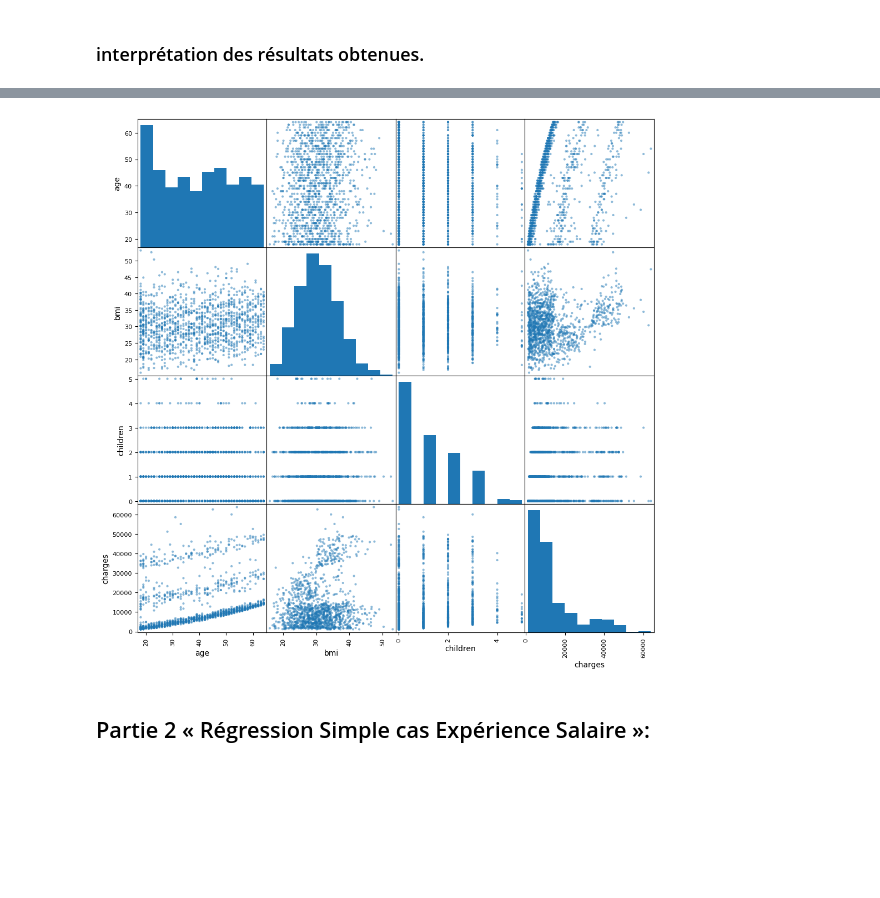
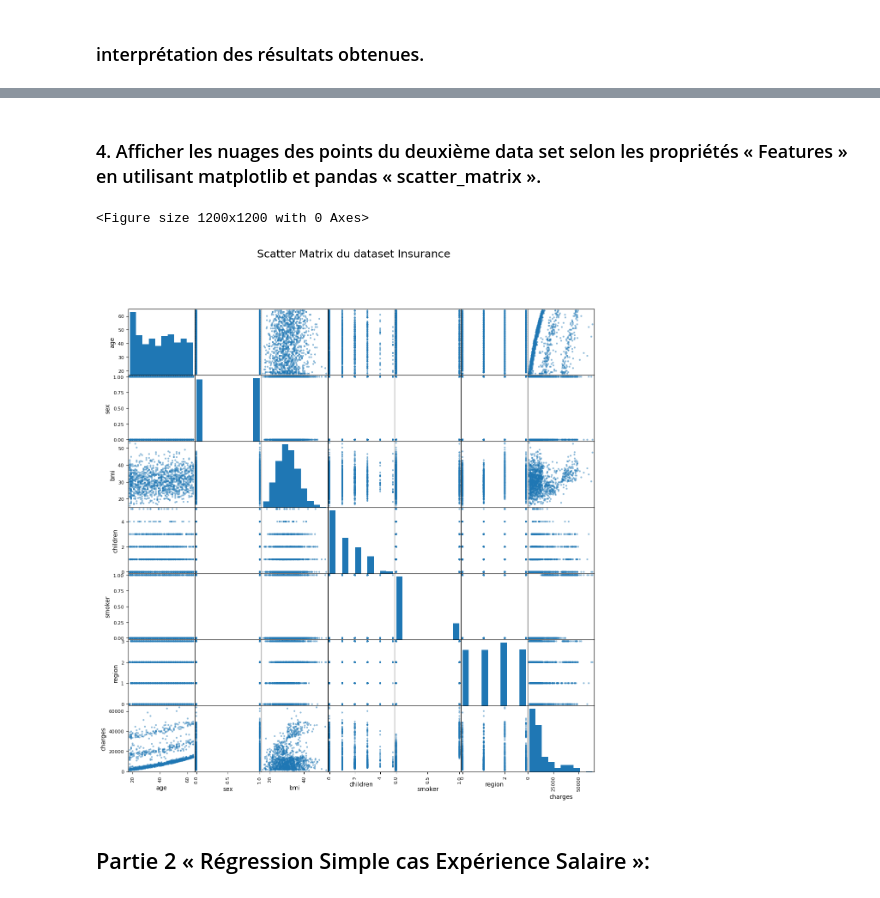
Before and after one commit to mohamediliasskaddar/Ateliers-ML-S3, a Jupyter notebook: ate 1 ML.ipynb, the cells around one changed output, grey strips where cells are left out. Cells and saved outputs as stored; diff of their text form; code cells hidden in the pictures; blank space fills up the shorter version.

```diff
--- a/ate 1 ML.ipynb
+++ b/ate 1 ML.ipynb
@@ -61,13 +91,28 @@ Index(['age', 'sex', 'bmi', 'children', 'smoker', 'region', 'charges'], dtype='o
+# %% [markdown]
+### 4. Afficher les nuages des points du deuxième data set selon les propriétés « Features » en utilisant matplotlib et pandas « scatter_matrix ».
 # %%
 from pandas.plotting import scatter_matrix
+from sklearn.preprocessing import LabelEncoder
+
+# Encodage des variables catégorielles
+encoder = LabelEncoder()
+df3['sex'] = encoder.fit_transform(df3['sex'])
+df3['smoker'] = encoder.fit_transform(df3['smoker'])
+df3['region'] = encoder.fit_transform(df3['region'])
 
 # 2. Afficher la matrice de scatter plots
-scatter_matrix(df3, figsize=(12, 12))
+df3['sex'] = df3['sex'].astype(int)
+df3['smoker'] = df3['smoker'].astype(int)
+df3['region'] = df3['region'].astype(int)
 
-# 3. Montrer le résultat
+# Affichage de la scatter matrix
+plt.figure(figsize=(12, 12))
+scatter_matrix(df3, figsize=(14, 14), diagonal='hist')
+plt.suptitle("Scatter Matrix du dataset Insurance", fontsize=18)
 plt.show()
 # %% [output]
+<Figure size 1200x1200 with 0 Axes>
-[figure, old version]
+[figure, new version]
 # %% [markdown]
 ## Partie 2 « Régression Simple cas Expérience Salaire »:
 # %% [markdown]
```
Also changed, not shown: parts of 24 cells of this notebook, 2 other files.
